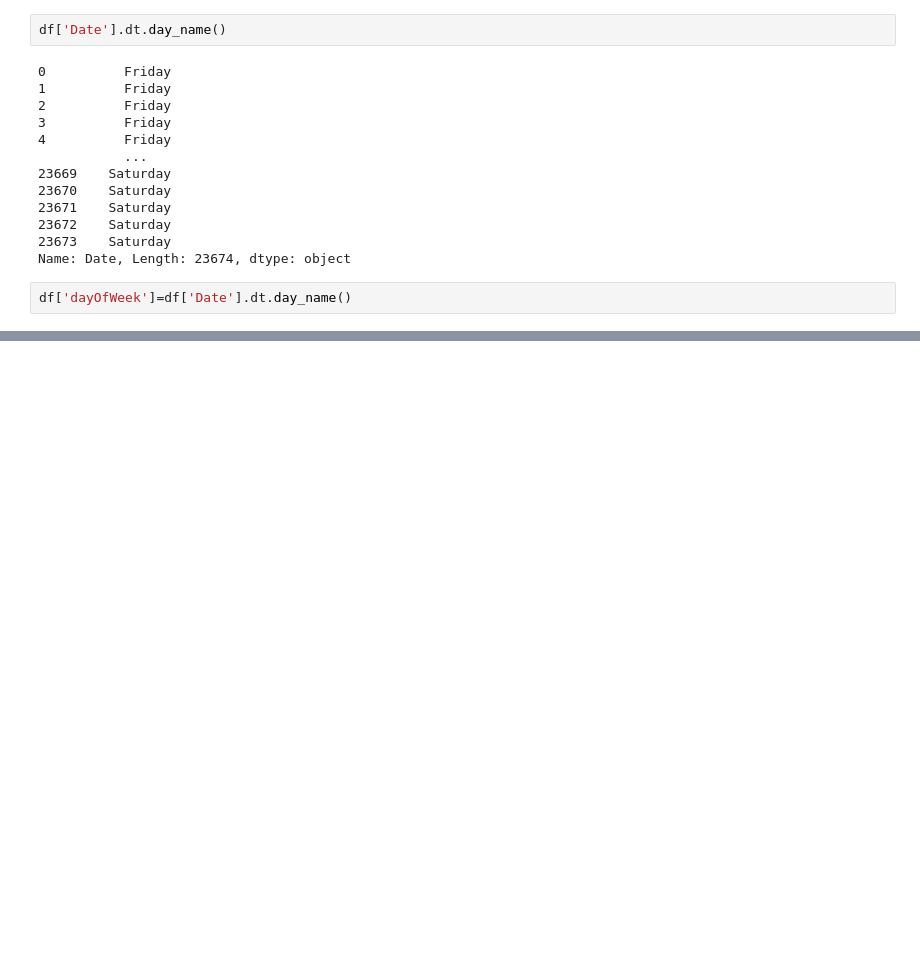
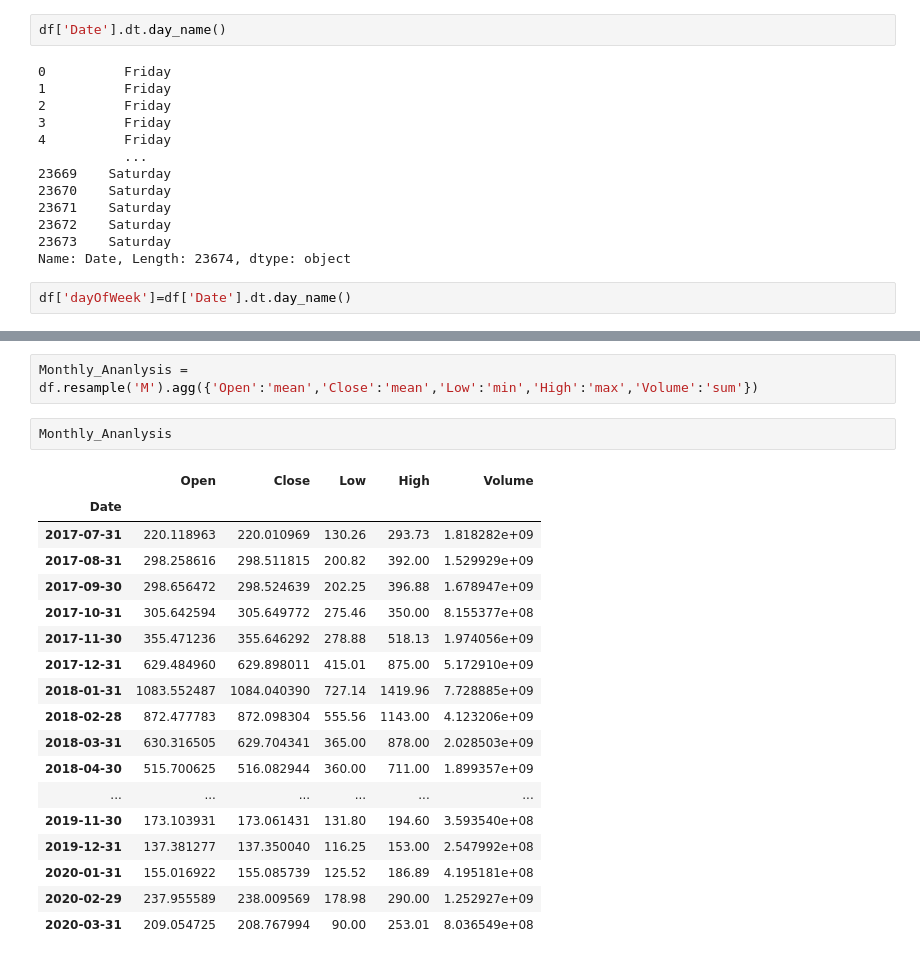
Before and after one commit to nischalstha9/PythonPandasBeginner, a Jupyter notebook: Working With DateTime.ipynb, the cells around one changed output, grey strips where cells are left out. Cells and saved outputs as stored; diff of their text form; blank space fills up the shorter version.

```diff
--- a/Working With DateTime.ipynb
+++ b/Working With DateTime.ipynb
@@ -138,0 +246,23 @@ df
+# %%
+Monthly_Ananlysis = df.resample('M').agg({'Open':'mean','Close':'mean','Low':'min','High':'max','Volume':'sum'})
+# %%
+Monthly_Ananlysis
+# %% [output]
+|  | Open | Close | Low | High | Volume |
+| Date |  |  |  |  |  |
+| 2017-07-31 | 220.118963 | 220.010969 | 130.26 | 293.73 | 1.818282e+09 |
+| 2017-08-31 | 298.258616 | 298.511815 | 200.82 | 392.00 | 1.529929e+09 |
+| 2017-09-30 | 298.656472 | 298.524639 | 202.25 | 396.88 | 1.678947e+09 |
+| 2017-10-31 | 305.642594 | 305.649772 | 275.46 | 350.00 | 8.155377e+08 |
+| 2017-11-30 | 355.471236 | 355.646292 | 278.88 | 518.13 | 1.974056e+09 |
+| 2017-12-31 | 629.484960 | 629.898011 | 415.01 | 875.00 | 5.172910e+09 |
+| 2018-01-31 | 1083.552487 | 1084.040390 | 727.14 | 1419.96 | 7.728885e+09 |
+| 2018-02-28 | 872.477783 | 872.098304 | 555.56 | 1143.00 | 4.123206e+09 |
+| 2018-03-31 | 630.316505 | 629.704341 | 365.00 | 878.00 | 2.028503e+09 |
+| 2018-04-30 | 515.700625 | 516.082944 | 360.00 | 711.00 | 1.899357e+09 |
+| ... | ... | ... | ... | ... | ... |
+| 2019-11-30 | 173.103931 | 173.061431 | 131.80 | 194.60 | 3.593540e+08 |
+| 2019-12-31 | 137.381277 | 137.350040 | 116.25 | 153.00 | 2.547992e+08 |
+| 2020-01-31 | 155.016922 | 155.085739 | 125.52 | 186.89 | 4.195181e+08 |
+| 2020-02-29 | 237.955589 | 238.009569 | 178.98 | 290.00 | 1.252927e+09 |
+| 2020-03-31 | 209.054725 | 208.767994 | 90.00 | 253.01 | 8.036549e+08 |
```
Also changed, not shown: parts of 20 cells of this notebook, 1 other file.
